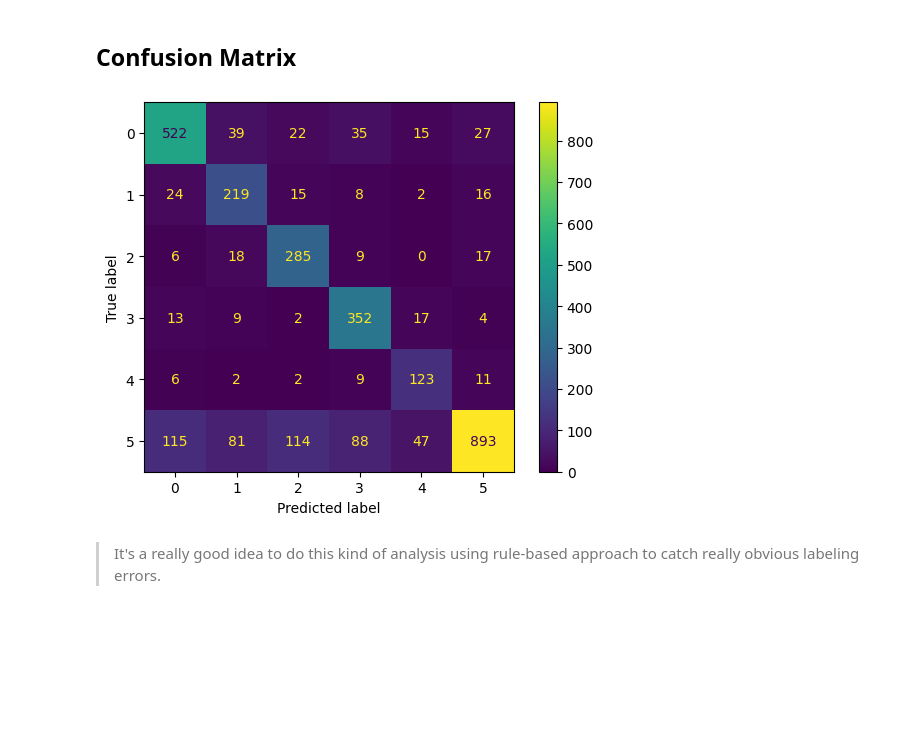
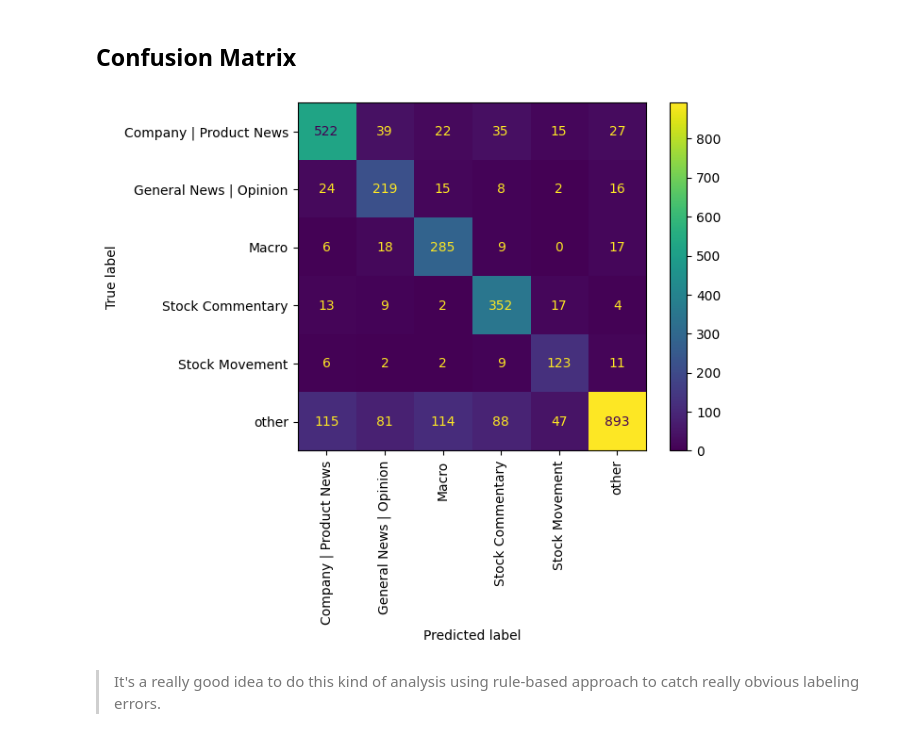
Before and after one commit to AymSa/mlops-tweet-finance, a Jupyter notebook: notebooks/FinBirdAI.ipynb, the cells around one changed output. Drawn from its saved outputs; the diff is of its cells as text; code cells hidden in the pictures; blank space fills up the shorter version.

```diff
--- a/notebooks/FinBirdAI.ipynb
+++ b/notebooks/FinBirdAI.ipynb
@@ -1207,13 +1207,19 @@ for item in sorted_tags_by_f1.items():
 # %% [markdown]
 ## Confusion Matrix
 # %%
-cm = confusion_matrix(y_test, y_pred, labels=model.classes_)
+cm = confusion_matrix(label_encoder.decode(y_test), label_encoder.decode(y_pred), labels=label_encoder.decode(model.classes_))
 disp = ConfusionMatrixDisplay(confusion_matrix=cm,
-                              display_labels=model.classes_)
+                              display_labels=label_encoder.decode(model.classes_))
 disp.plot()
+plt.xticks(rotation = 90)
 plt.show()
+fig = disp.figure_
+fig.canvas.draw()
+
+data = np.frombuffer(fig.canvas.tostring_rgb(), dtype=np.uint8)
+data = data.reshape(fig.canvas.get_width_height()[::-1] + (3,))
 # %% [output]
-[figure, old version]
+[figure, new version]
 # %% [markdown]
 > It's a really good idea to do this kind of analysis using rule-based approach to catch really obvious labeling errors.
 # %%
```
Also changed, not shown: parts of 1 cell of this notebook, 15 other files.
